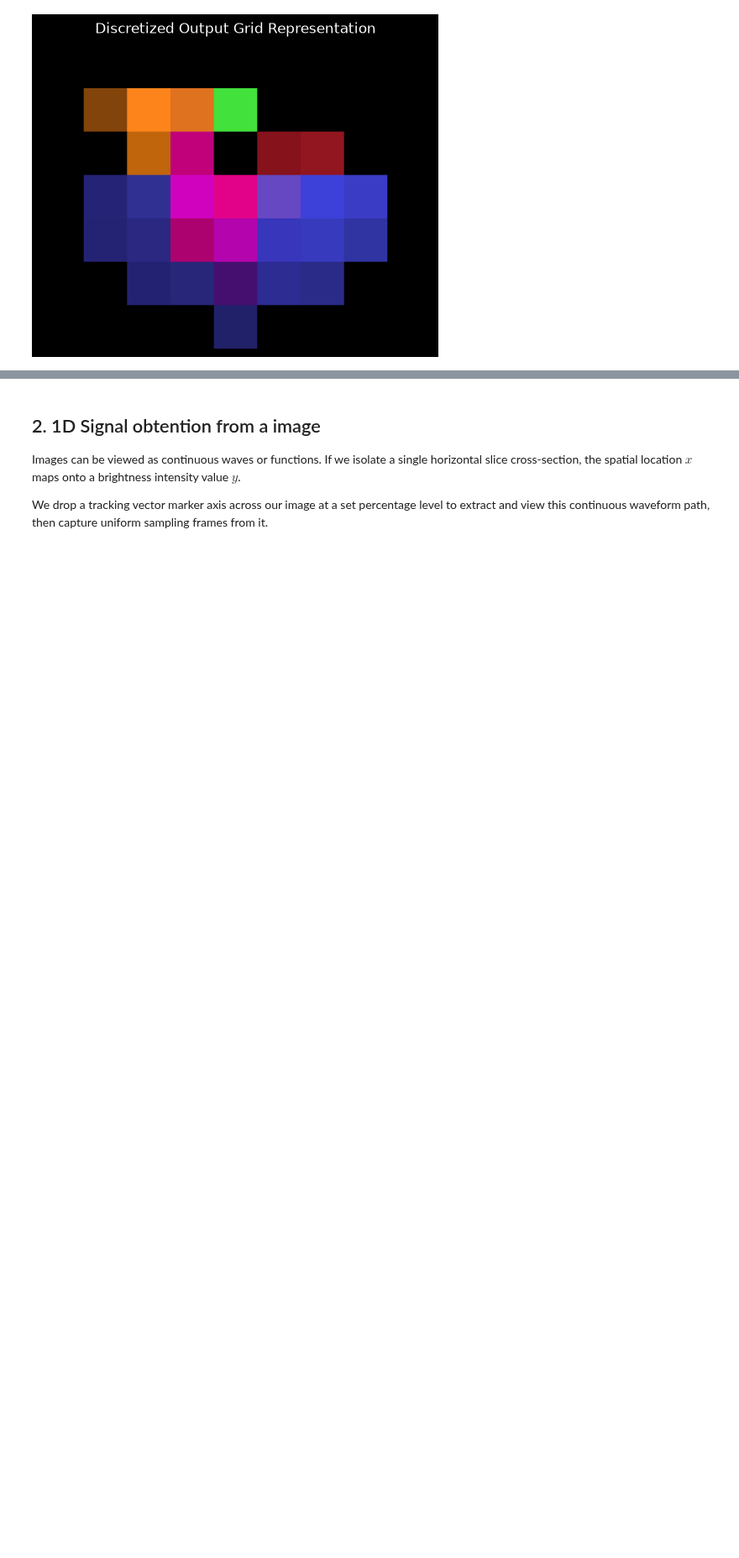
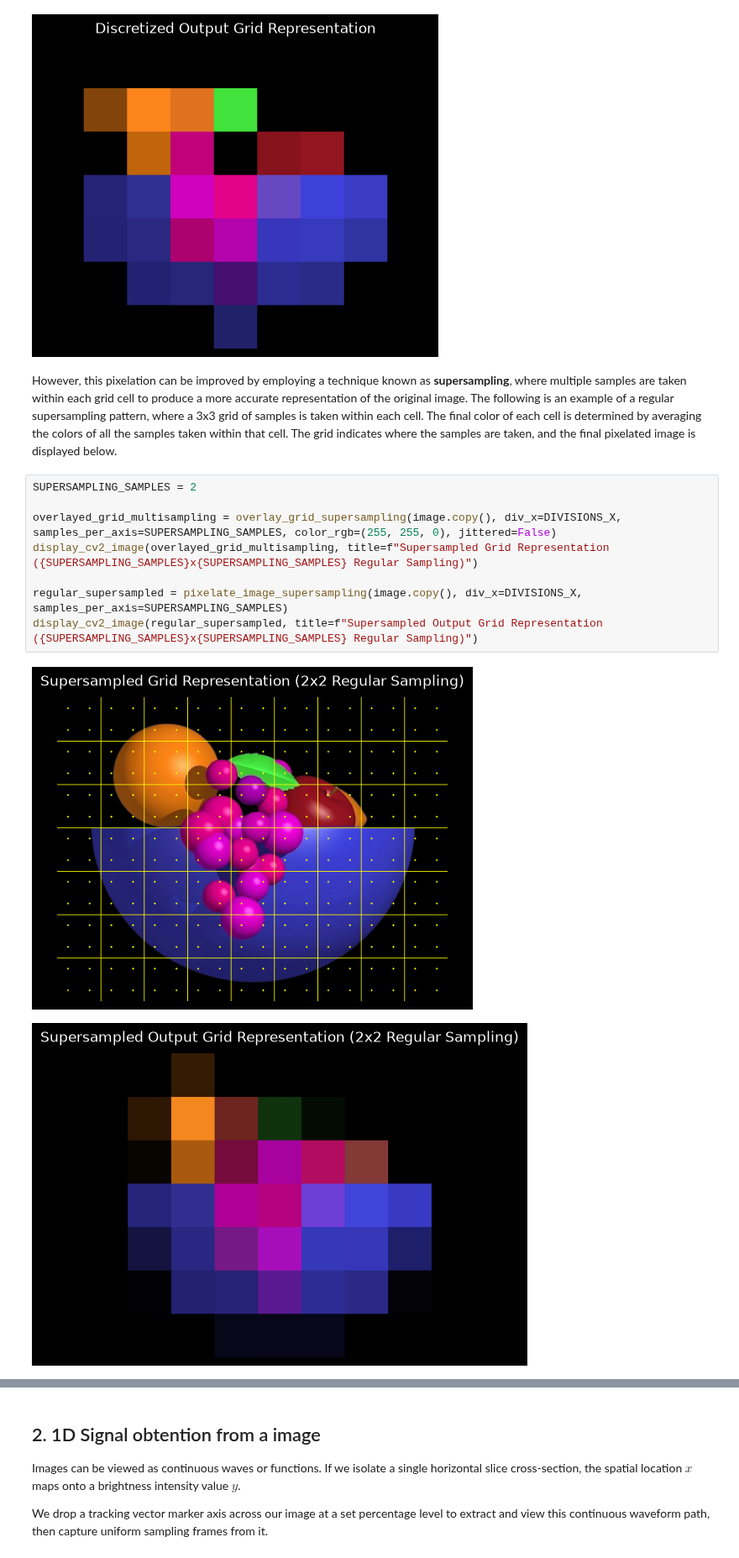
Before and after one commit to LosDelDGIIM/LosDelDGIIM.github.io, a Jupyter notebook: subjects/Erasmus-DUE/CG/img/Sampling/sampling.ipynb, the cells around one changed output, grey strips where cells are left out. Shown at 84% size. Cells and saved outputs as stored; diff of their text form; blank space fills up the shorter version.

Commit message:
Añadido supersampling

```diff
--- a/subjects/Erasmus-DUE/CG/img/Sampling/sampling.ipynb
+++ b/subjects/Erasmus-DUE/CG/img/Sampling/sampling.ipynb
@@ -192,3 +356,16 @@ pixelated = pixelate_image(image.copy(), div_x=DIVISIONS_X)
 display_cv2_image(pixelated, title="Discretized Output Grid Representation")
 # %% [output]
 [figure]
+# %% [markdown]
+However, this pixelation can be improved by employing a technique known as **supersampling**, where multiple samples are taken within each grid cell to produce a more accurate representation of the original image. The following is an example of a regular supersampling pattern, where a 3x3 grid of samples is taken within each cell. The final color of each cell is determined by averaging the colors of all the samples taken within that cell. The grid indicates where the samples are taken, and the final pixelated image is displayed below.
+# %%
+SUPERSAMPLING_SAMPLES = 2
+
+overlayed_grid_multisampling = overlay_grid_supersampling(image.copy(), div_x=DIVISIONS_X, samples_per_axis=SUPERSAMPLING_SAMPLES, color_rgb=(255, 255, 0), jittered=False)
+display_cv2_image(overlayed_grid_multisampling, title=f"Supersampled Grid Representation ({SUPERSAMPLING_SAMPLES}x{SUPERSAMPLING_SAMPLES} Regular Sampling)")
+
+regular_supersampled = pixelate_image_supersampling(image.copy(), div_x=DIVISIONS_X, samples_per_axis=SUPERSAMPLING_SAMPLES)
+display_cv2_image(regular_supersampled, title=f"Supersampled Output Grid Representation ({SUPERSAMPLING_SAMPLES}x{SUPERSAMPLING_SAMPLES} Regular Sampling)")
+# %% [output]
+[figure, added]
+[figure, added]
```
Also changed, not shown: parts of 3 cells of this notebook.
